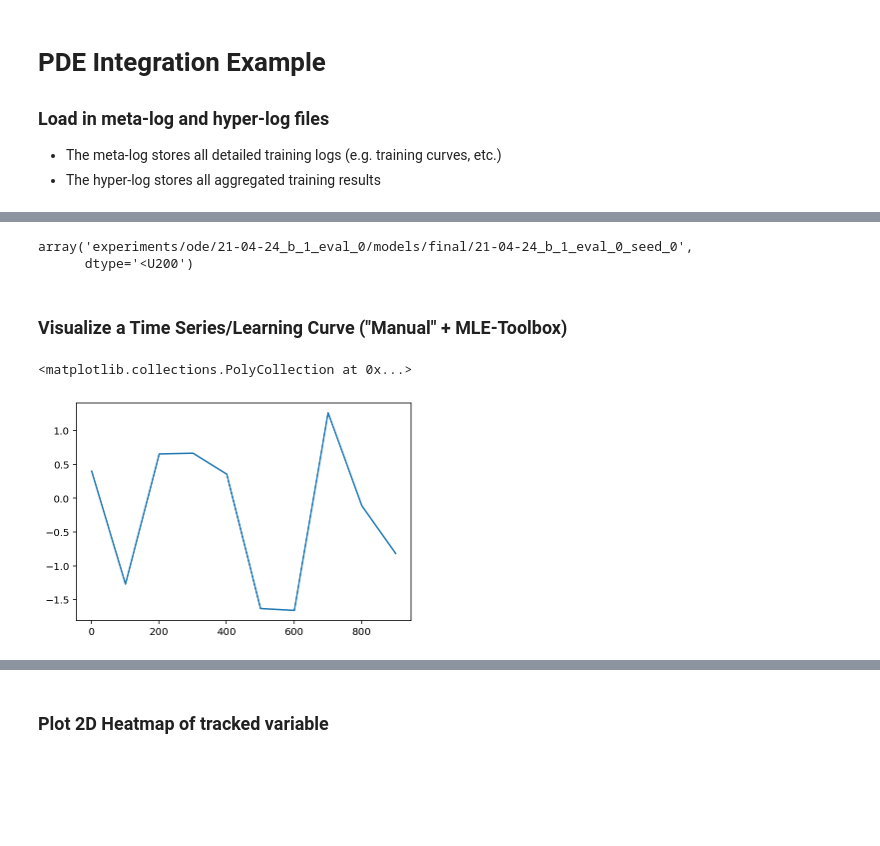
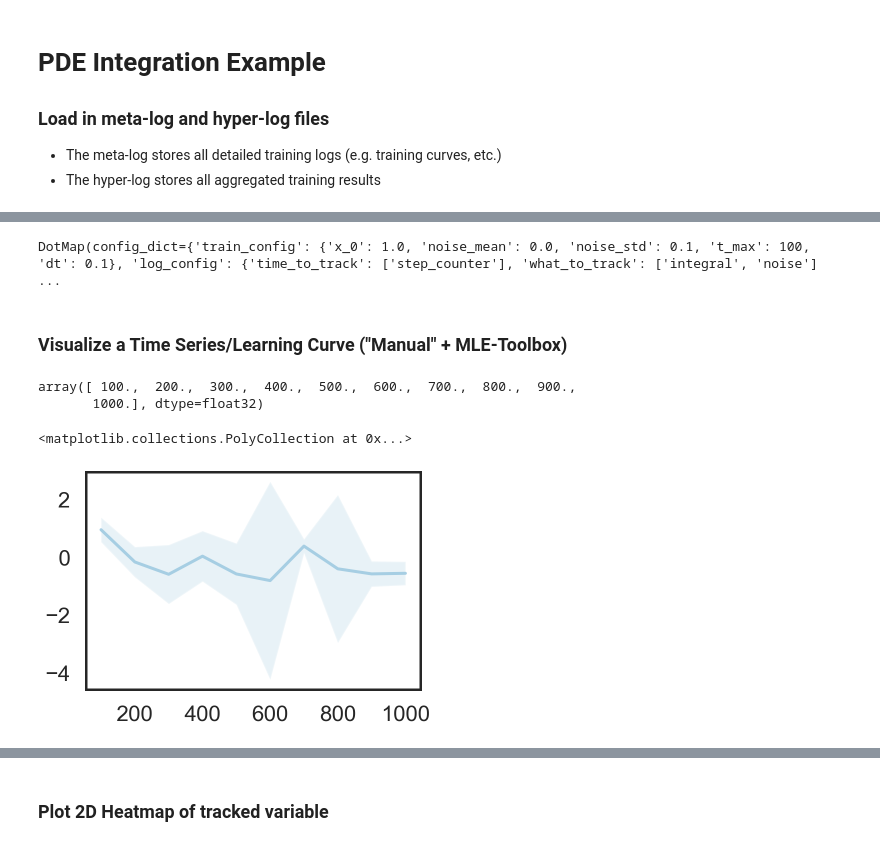
Before and after one commit to mle-infrastructure/mle-toolbox, a Jupyter notebook: notebooks/evaluate_results.ipynb, the cells around one changed output, grey strips where cells are left out. Drawn from its saved outputs; the diff is of its cells as text; code cells hidden in the pictures; blank space fills up the shorter version.

```diff
--- a/notebooks/evaluate_results.ipynb
+++ b/notebooks/evaluate_results.ipynb
@@ -14,6 +13,8 @@ from mle_toolbox import load_result_logs
 - The hyper-log stores all aggregated training results
 # %%
 # Load log and get overview of different logged runs
-meta_log, hyper_log = load_result_logs("../examples/experiments/pde/")
-list(meta_log.b_1_eval_3.time.keys())
+experiment_dir = "../examples/experiments/pde/"
+experiment_dir = "../tests/unit/fixtures/"
+meta_log, hyper_log = load_result_logs(experiment_dir)
+meta_log.eval_ids
 # %% [output]
@@ -31,26 +32,31 @@ Time level: ['step_counter', 'time_elapsed']
 Stats level: ['integral', 'noise']
 # %%
 # The meta data stores all the data relevant for recovering parts of the experiment
-meta_log.b_1_eval_0.meta.model_ckpt
+meta_log.b_1_eval_0.meta
 # %% [output]
-array('experiments/ode/21-04-24_b_1_eval_0/models/final/21-04-24_b_1_eval_0_seed_0',
-      dtype='<U200')
+DotMap(config_dict={'train_config': {'x_0': 1.0, 'noise_mean': 0.0, 'noise_std': 0.1, 't_max': 100, 'dt': 0.1}, 'log_config': {'time_to_track': ['step_counter'], 'what_to_track': ['integral', 'noise'] ...
 # %% [markdown]
 ### Visualize a Time Series/Learning Curve ("Manual" + MLE-Toolbox)
+# %%
+meta_log.b_1_eval_0.time.step_counter
+# %% [output]
+array([ 100.,  200.,  300.,  400.,  500.,  600.,  700.,  800.,  900.,
+       1000.], dtype=float32)
 # %%
 # If you want to get access to a specific variable just index it!
+
 import matplotlib.pyplot as plt
-plt.plot(meta_log.b_1_eval_0.time.step_counter.mean,
+plt.plot(meta_log.b_1_eval_0.time.step_counter,
          meta_log.b_1_eval_0.stats.noise.mean)
-plt.fill_between(meta_log.b_1_eval_0.time.step_counter.mean,
+plt.fill_between(meta_log.b_1_eval_0.time.step_counter,
                  meta_log.b_1_eval_0.stats.noise.mean
                  - 2 * meta_log.b_1_eval_0.stats.noise.std,
                  meta_log.b_1_eval_0.stats.noise.mean
                  + 2 * meta_log.b_1_eval_0.stats.noise.std,
                  alpha=0.25)
 # %% [output]
 <matplotlib.collections.PolyCollection at 0x...>
-[figure, old version]
+[figure, new version]
 # %%
 from mle_toolbox.visualize import visualize_1D_lcurves
 
```
Also changed, not shown: parts of 10 cells of this notebook, 5 other files.
